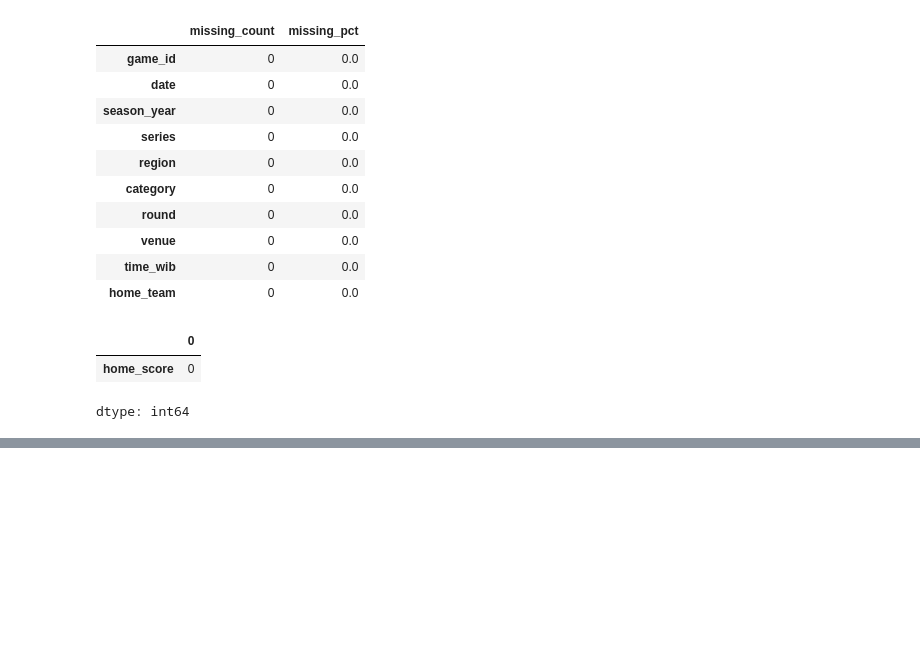
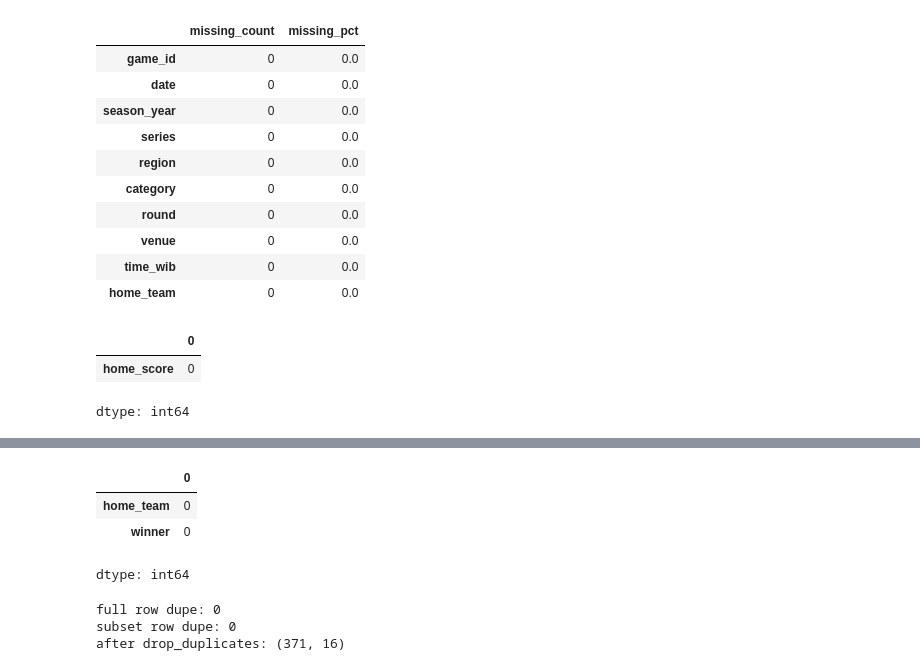
Before and after one commit to RAFAELSFIX10SMBR/datascience-portofolio, a Jupyter notebook: DBL_Predictor.ipynb, the cells around one changed output, grey strips where cells are left out. Cells and saved outputs as stored; diff of their text form; code cells hidden in the pictures; blank space fills up the shorter version.

```diff
--- a/DBL_Predictor.ipynb
+++ b/DBL_Predictor.ipynb
@@ -97,0 +157,12 @@ dtype: int64
+# %%
+mf_imputer = SimpleImputer(strategy='most_frequent')
+df_cat[['home_team','winner']] = mf_imputer.fit_transform(df_cat[['home_team','winner']])
+
+cabin_imputer = SimpleImputer(strategy='constant', fill_value='Unknown')
+df_cat[['home_team']] = cabin_imputer.fit_transform(df_cat[['home_team']])
+df_cat[cat_cols].isna().sum()
+# %% [output]
+|  | 0 |
+| home_team | 0 |
+| winner | 0 |
+dtype: int64
@@ -97,0 +172,11 @@ dtype: int64
+# %%
+#handle value dupe
+print('full row dupe:', df.duplicated().sum())
+subset_key = ['home_team', 'away_team', 'home_score', 'away_score']
+print('subset row dupe:', df.duplicated(subset=subset_key).sum())
+df = df.drop_duplicates()
+print('after drop_duplicates:',df.shape)
+# %% [output]
+full row dupe: 0
+subset row dupe: 0
+after drop_duplicates: (371, 16)
```
Also changed, not shown: parts of 12 cells of this notebook.
